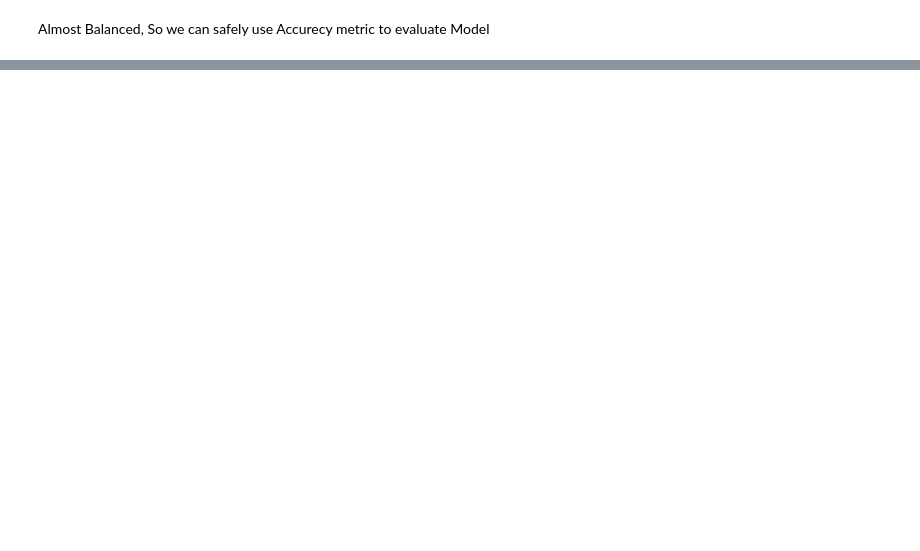
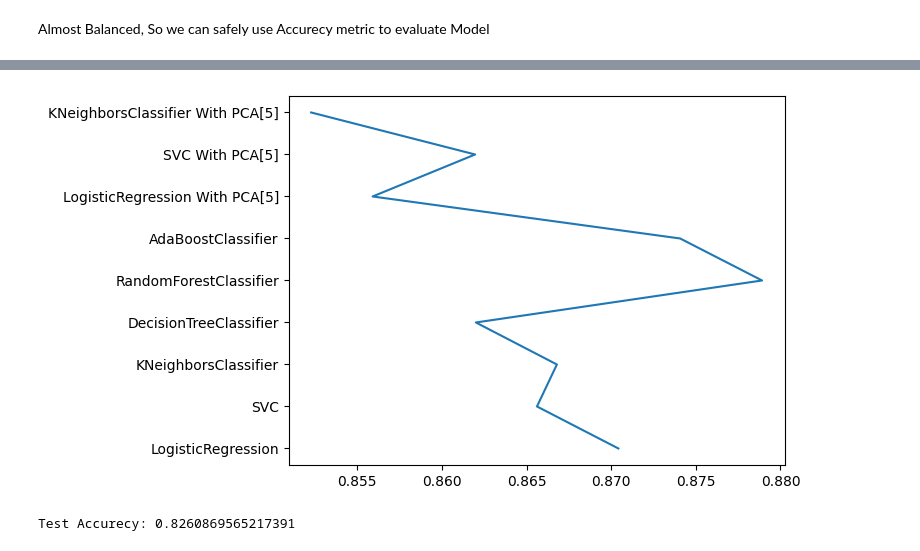
Before and after one commit to agaleel/heart-failure-prediction, a Jupyter notebook: heart-failure-prediction.ipynb, the cells around one changed output, grey strips where cells are left out. Saved outputs shown, nothing was run; the diff lists cells and outputs as text; code cells hidden in the pictures; blank space fills up the shorter version.

```diff
--- a/heart-failure-prediction.ipynb
+++ b/heart-failure-prediction.ipynb
@@ -334,0 +386,8 @@ ada = evaluate_classifier(AdaBoostClassifier(),
+# %%
+#Logestic Regression with PCA
+lr_pca = evaluate_classifier(X_train_pca,y_train,
+                             LogisticRegression(),
+                             {'penalty':['l1','l2','elasticnet'],
+                            'solver':['lbfgs', 'liblinear', 'newton-cg', 'newton-cholesky', 'sag', 'saga'],
+                            'C':[0.5, 1., 2.]
+                            })
@@ -334,0 +399,12 @@ ada = evaluate_classifier(AdaBoostClassifier(),
+# %%
+# SVC with PCA
+from sklearn.svm import SVC
+
+svc_pca = evaluate_classifier(X_train_pca,y_train,
+                              SVC(),
+                              {"kernel":["linear", "poly", "rbf", "sigmoid"],
+                              "C":[0.1,0.3,0.7,1],
+                              "degree": range(1,21),
+                              'gamma' : ['scale', 'auto'],
+                              'coef0' : [0,0.1,0.5,1]
+                              })
@@ -334,0 +416,10 @@ ada = evaluate_classifier(AdaBoostClassifier(),
+# %%
+# KNN with PCA
+from sklearn.neighbors import KNeighborsClassifier
+
+knn_pca = evaluate_classifier(X_train_pca,y_train,
+                              KNeighborsClassifier(),
+                              {'n_neighbors': [3, 5, 7, 9, 11],
+                              'weights' : ['uniform', 'distance'],
+                              'algorithm': ['auto','ball_tree','kd_tree','brute']
+                              })
@@ -334,0 +431,12 @@ ada = evaluate_classifier(AdaBoostClassifier(),
+# %%
+res = []
+
+
+for g in [lr,svc,knn,tree,forest,ada]:
+    res.append([g.best_estimator_.__class__.__name__,g.best_score_,g.best_params_])
+
+for g in [lr_pca,svc_pca,knn_pca]:
+    res.append([g.best_estimator_.__class__.__name__+' With PCA[5]',g.best_score_,g.best_params_])
+
+result_df = pd.DataFrame(res,columns=['model','score','best_params'])
+result_df.sort_values(by='score',ascending=False)
@@ -334,0 +454,13 @@ ada = evaluate_classifier(AdaBoostClassifier(),
+# %%
+plt.plot(result_df['score'],result_df['model'])
+plt.show()
+# %% [output]
+[figure, added]
+# %%
+from  sklearn import metrics
+best = forest.best_estimator_
+y_pred = best.predict(X_test_labeled)
+
+print('Test Accurecy:',metrics.accuracy_score(y_test,y_pred))
+# %% [output]
+Test Accurecy: 0.8260869565217391
```
Also changed, not shown: parts of 44 cells of this notebook.
